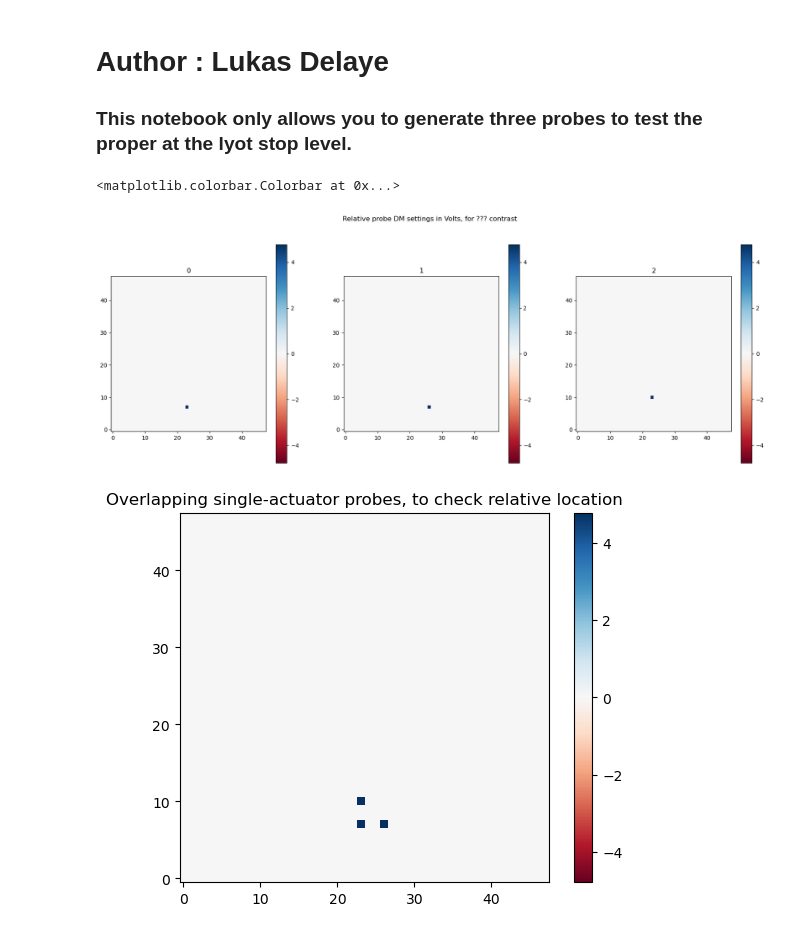
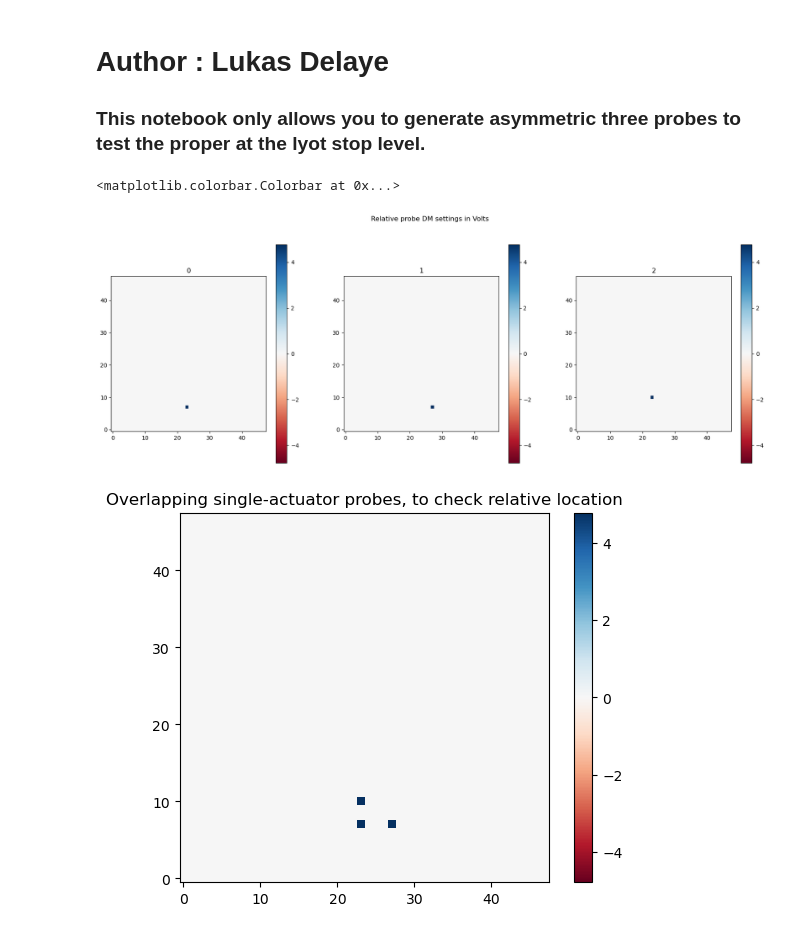
Before and after one commit to roman-corgi/corgihowfsc, a Jupyter notebook: sandbox/ldel/three_probes_generation.ipynb, the cells around one changed output. Cells and saved outputs as stored; diff of their text form; code cells hidden in the pictures.

Commit message:
Patch probes to be assymetric

```diff
--- a/sandbox/ldel/three_probes_generation.ipynb
+++ b/sandbox/ldel/three_probes_generation.ipynb
@@ -1,6 +1,6 @@
 # %% [markdown]
 # Author : Lukas Delaye
-### This notebook only allows you to generate three probes to test the proper at the lyot stop level.
+### This notebook only allows you to generate asymmetric three probes to test the proper at the lyot stop level.
 # %%
 import os
 from matplotlib.colors import TwoSlopeNorm
@@ -40,30 +40,30 @@ act2probe.ravel()[idx_max + (3 * dm_width)] = np.max(sin0probe)
 # %%
 zeronorm = TwoSlopeNorm(vcenter=0, vmin=-np.max(act0probe), vmax=np.max(act0probe))
 
 plt.figure(figsize=(21, 7))
-plt.suptitle('Relative probe DM settings in Volts, for ??? contrast')
+plt.suptitle('Relative probe DM settings in Volts')
 
 plt.subplot(1, 3, 1)
 plt.imshow(act0probe, cmap='RdBu', origin='lower', norm=zeronorm)
 plt.title('0')
 plt.colorbar()
 
 plt.subplot(1, 3, 2)
 plt.imshow(act1probe, cmap='RdBu', origin='lower', norm=zeronorm)
 plt.title('1')
 plt.colorbar()
 
 plt.subplot(1, 3, 3)
 plt.imshow(act2probe, cmap='RdBu', origin='lower', norm=zeronorm)
 plt.title('2')
 plt.colorbar()
 # %% [output]
 <matplotlib.colorbar.Colorbar at 0x...>
-[figure, old version]
+[figure, new version]
 # %%
 plt.imshow(act0probe + act1probe + act2probe, cmap='RdBu', origin='lower', norm=zeronorm)
 plt.title('Overlapping single-actuator probes, to check relative location')
 plt.colorbar()
-fits.writeto('../../corgihowfsc/model/probes/narrowfov_dmrel_1.0e-05_L.fits', act0probe + act1probe + act2probe, overwrite=True)
+fits.writeto('../../corgihowfsc/model/probes/narrowfov_dmrel_1.0e-05_three.fits', act0probe + act1probe + act2probe, overwrite=True)
 # %% [output]
-[figure, old version]
+[figure, new version]
```
Also changed, not shown: parts of 1 cell of this notebook, 3 other files.
